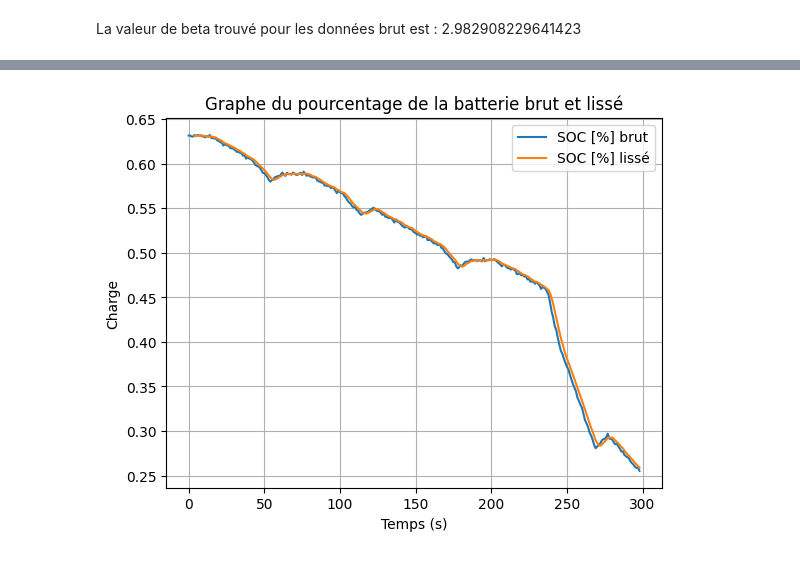
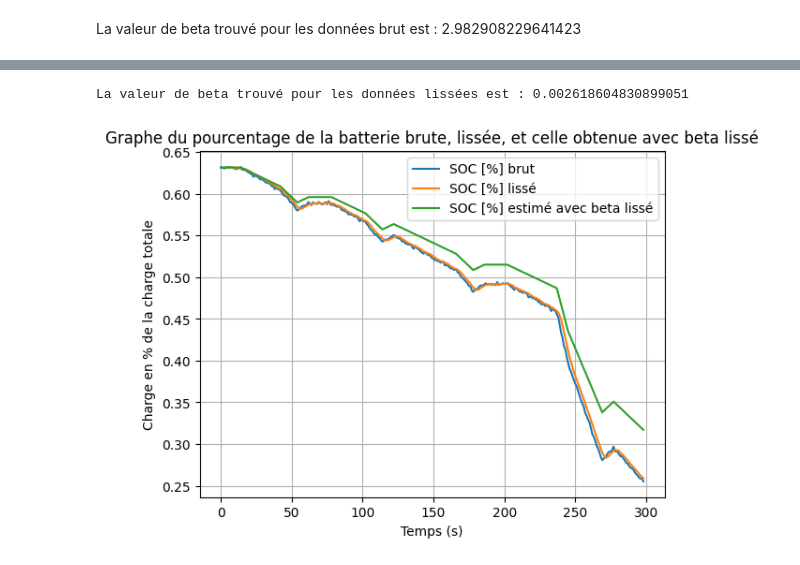
Before and after one commit to ines-g23/Projet-optimisation, a Jupyter notebook: Projet_notebook_Pauline.ipynb, the cells around one changed output, grey strips where cells are left out. Cells and saved outputs as stored; diff of their text form; code cells hidden in the pictures.

```diff
--- a/Projet_notebook_Pauline.ipynb
+++ b/Projet_notebook_Pauline.ipynb
@@ -109,12 +113,46 @@ plt.show()
-# %%
-#Affichage du graphe de la batterie
-data = pd.read_csv("data_battery.csv")
-data["SOC [%] brut"] = data["SOC [%]"]
-data['SOC [%] lissé'] = data["SOC [%]"].rolling(window = 5, on = data.index).mean()
-data[['SOC [%] brut', 'SOC [%] lissé']].plot(title = "Graphe du pourcentage de la batterie brut et lissé")
-plt.xlabel("Temps (s)")
-plt.ylabel("Charge")
-plt.grid()
-plt.show()
-# %% [output]
-[figure, removed]
+# %%
+#Question 5
+U_sec = 230
+Q_barre = 50*3600
+window = 5
+
+data = pd.read_csv("data_battery.csv")
+data['SOC [%] lissé'] = data["SOC [%]"].rolling(window = window).mean()
+N = len(data)
+
+time = np.array(data["Time [s]"])
+list_A = np.array(1000*U_sec*data["I [kA]"])
+A = list_A[:N-window]
+A = A.reshape((N-window, 1))
+
+SOC_lisse = np.array(data["SOC [%] lissé"])
+b_lisse = (SOC_lisse[window:]-SOC_lisse[window-1:N-1])*Q_barre/(time[window:]-time[window-1:N-1])
+b_lisse = b_lisse.reshape((N-window,1))
+
+#Pour le problème des moindres carrés, on peut prendre la solution explicite : Beta = (A^T*A)^{-1}*(A^T*b) ou utiliser la fonction np.linalg.lstsq pour résoudre Ax = b
+sol_lisse = np.linalg.lstsq(A, b_lisse) #sol[0] = beta ; sol[1] = somme des résidus ; sol[2] = rang de la matrice A ; sol[3] = valeur singulière de A
+beta_lisse = sol_lisse[0][0][0]
+
+print("La valeur de beta trouvé pour les données lissées est :", beta_lisse)
+
+#Estimation de la charge de la batterie à partir de la valeur Beta
+
+#initialisation
+SOC_estime_lisse = np.zeros(N)
+SOC_estime_lisse[0] = data["SOC [%]"].iloc[0]
+
+#Récurrence
+for i in range(1, N):
+    SOC_estime_lisse[i]=SOC_estime_lisse[i-1] + (time[i]-time[i-1])*beta_lisse*list_A[i]/Q_barre
+
+#Affichage du graphe de la batterie
+data["SOC [%] brut"] = data["SOC [%]"]
+data['SOC [%] estimé avec beta lissé'] = SOC_estime_lisse
+data[['SOC [%] brut', 'SOC [%] lissé', 'SOC [%] estimé avec beta lissé']].plot(title = "Graphe du pourcentage de la batterie brute, lissée, et celle obtenue avec beta lissé")
+plt.xlabel("Temps (s)")
+plt.ylabel("Charge en % de la charge totale")
+plt.grid()
+plt.show()
+# %% [output]
+La valeur de beta trouvé pour les données lissées est : 0.002618604830899051
+[figure, added]
```
Also changed, not shown: parts of 28 cells of this notebook.
